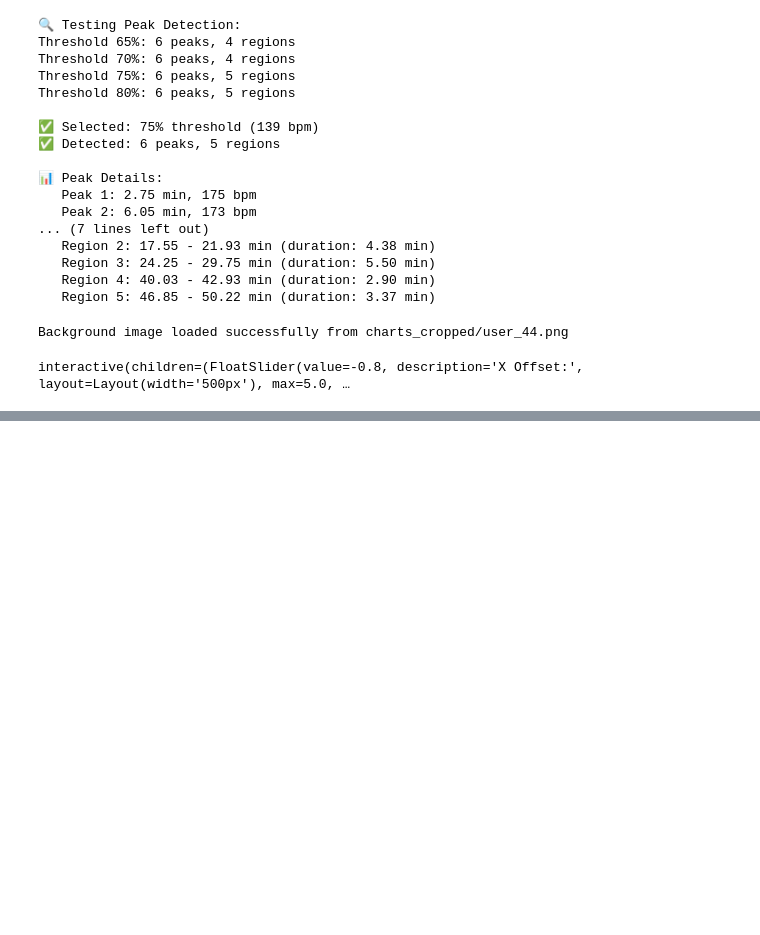
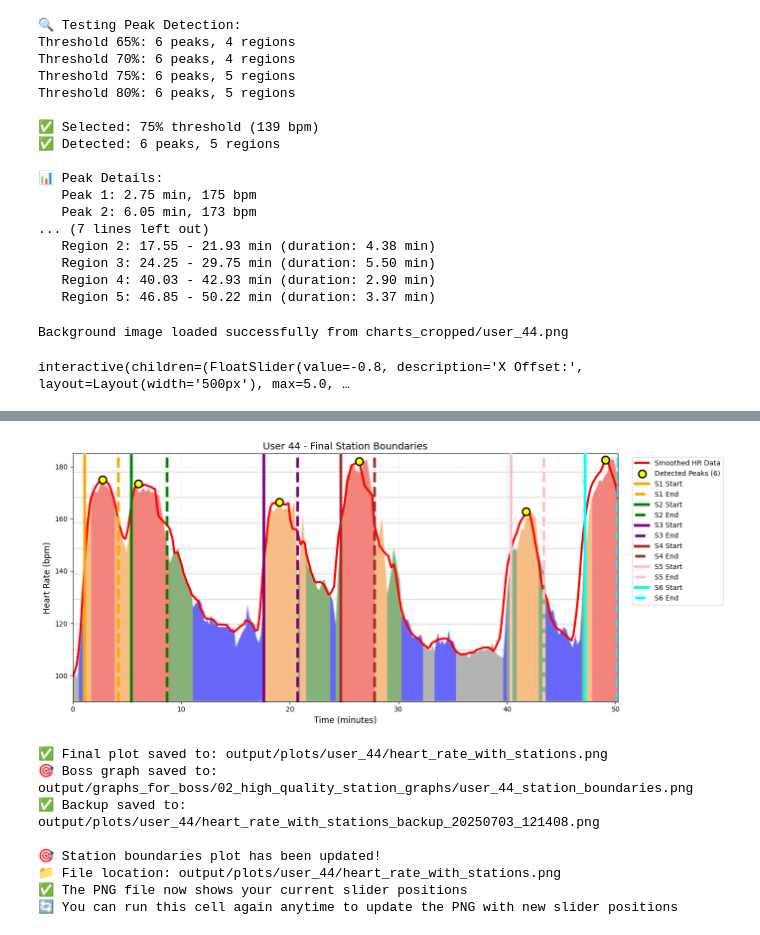
Before and after one commit to anthony-mccrovitz/Sphery-Heart-Rate-Analysis, a Jupyter notebook: notebooks/peak_exploration/user_44_peak_detection.ipynb, the cells around one changed output, grey strips where cells are left out. Drawn from its saved outputs; the diff is of its cells as text; code cells hidden in the pictures; blank space fills up the shorter version.

```diff
--- a/notebooks/peak_exploration/user_44_peak_detection.ipynb
+++ b/notebooks/peak_exploration/user_44_peak_detection.ipynb
@@ -466,3 +599,24 @@ VBox(children=(FloatSlider(value=1.5666666666666667, description='Station 1 Star
+# %%
+# STEP 4.5: Save Final Plot (Run this after adjusting sliders)
+# This will save the current slider positions to the PNG file
+
+# Call the save function to update the PNG with current slider positions
+final_plot_path = save_final_plot()
+
+print(f"\n🎯 Station boundaries plot has been updated!")
+print(f"📁 File location: {final_plot_path}")
+print(f"✅ The PNG file now shows your current slider positions")
+print(f"🔄 You can run this cell again anytime to update the PNG with new slider positions")
+# %% [output]
+[figure, added]
+✅ Final plot saved to: output/plots/user_44/heart_rate_with_stations.png
+🎯 Boss graph saved to: output/graphs_for_boss/02_high_quality_station_graphs/user_44_station_boundaries.png
+✅ Backup saved to: output/plots/user_44/heart_rate_with_stations_backup_20250703_121408.png
+
+🎯 Station boundaries plot has been updated!
+📁 File location: output/plots/user_44/heart_rate_with_stations.png
+✅ The PNG file now shows your current slider positions
+🔄 You can run this cell again anytime to update the PNG with new slider positions
 # %%
 # STEP 5: Save Final Cutoffs and Export Data in Exact Format
 # AUTOMATIC: Uses the algorithm-detected cutoffs (or your dragged positions if you moved them)
```
Also changed, not shown: parts of 2 cells of this notebook, 12 other files.
